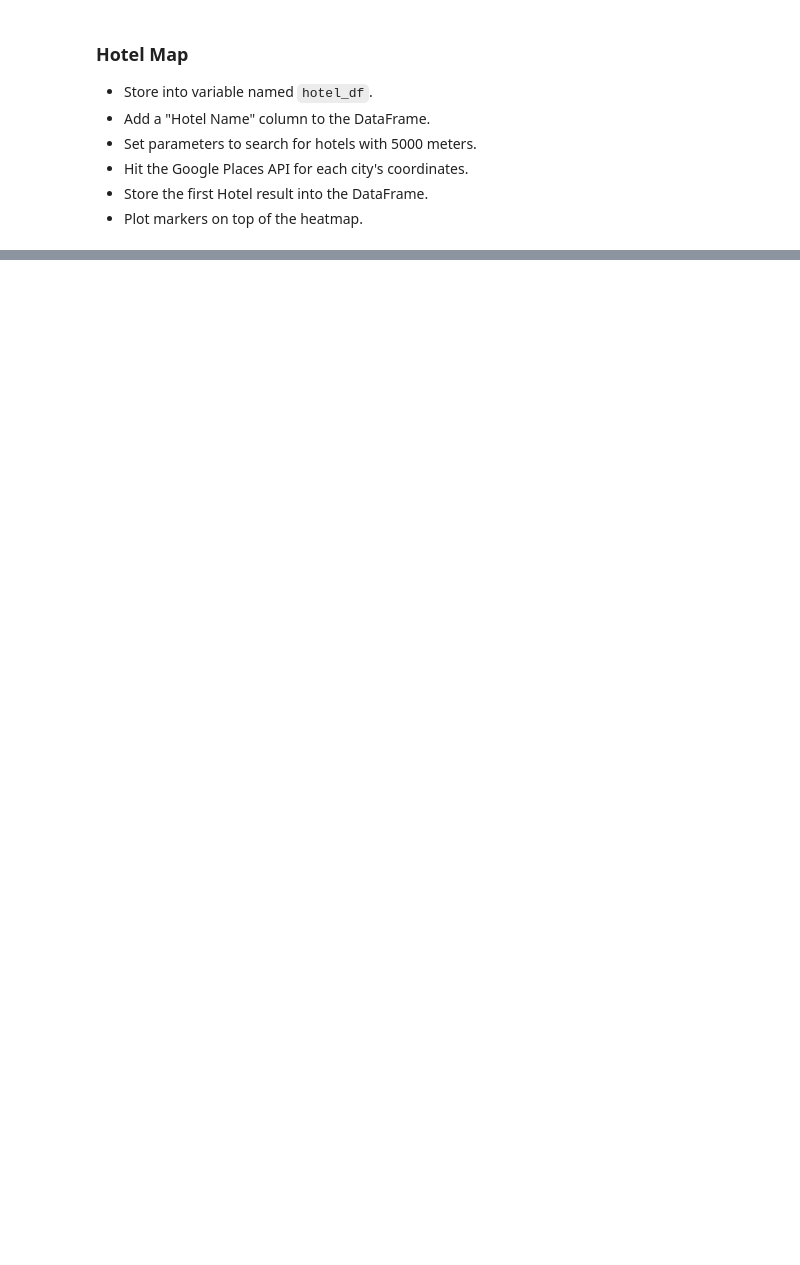
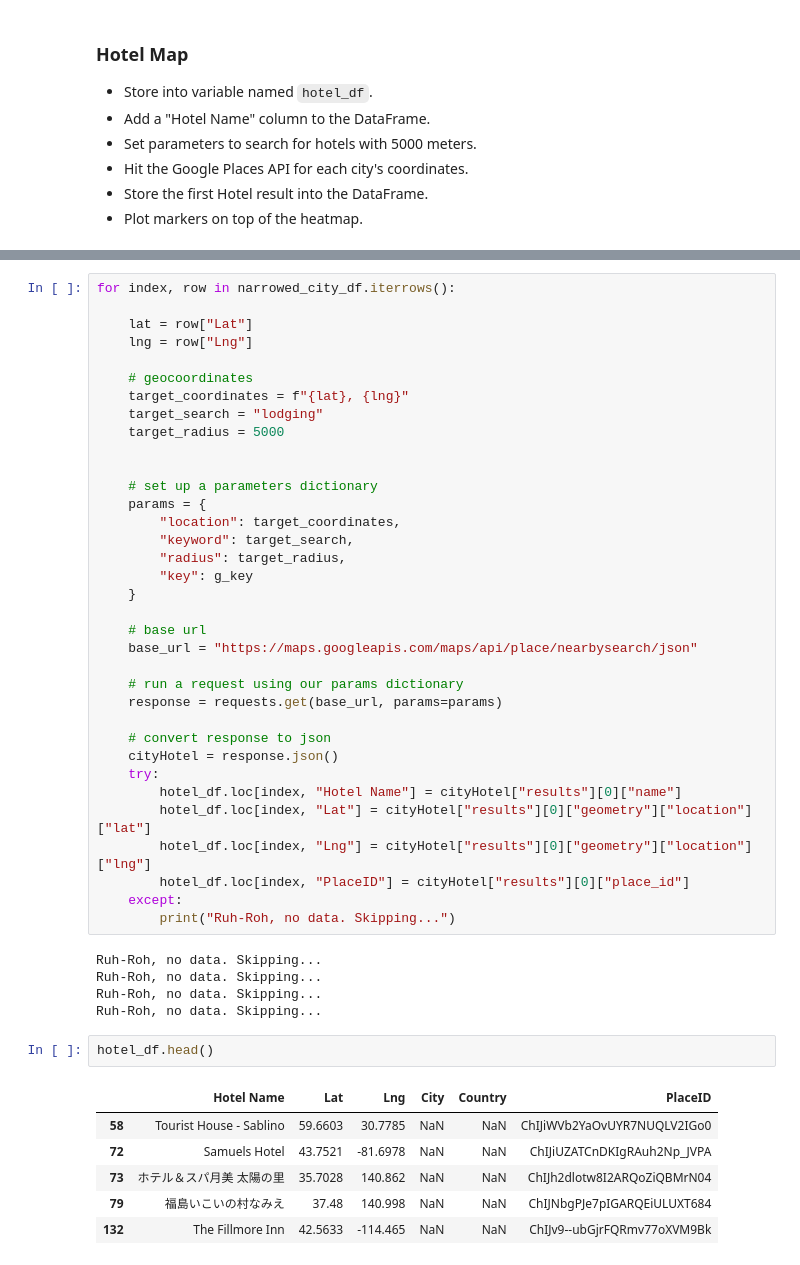
Before and after one commit to makeller234/python-api-challenge, a Jupyter notebook: VacationPy.ipynb, the cells around one changed output, grey strips where cells are left out. Saved outputs shown, nothing was run; the diff lists cells and outputs as text; blank space fills up the shorter version.

```diff
--- a/VacationPy.ipynb
+++ b/VacationPy.ipynb
@@ -83,0 +146,49 @@ idealWeatherCities
+# %%
+for index, row in narrowed_city_df.iterrows():
+
+    lat = row["Lat"]
+    lng = row["Lng"]
+
+    # geocoordinates
+    target_coordinates = f"{lat}, {lng}"
+    target_search = "lodging"
+    target_radius = 5000
+
+
+    # set up a parameters dictionary
+    params = {
+        "location": target_coordinates,
+        "keyword": target_search,
+        "radius": target_radius,
+        "key": g_key
+    }
+
+    # base url
+    base_url = "https://maps.googleapis.com/maps/api/place/nearbysearch/json"
+
+    # run a request using our params dictionary
+    response = requests.get(base_url, params=params)
+
+    # convert response to json
+    cityHotel = response.json()
+    try:
+        hotel_df.loc[index, "Hotel Name"] = cityHotel["results"][0]["name"]
+        hotel_df.loc[index, "Lat"] = cityHotel["results"][0]["geometry"]["location"]["lat"]
+        hotel_df.loc[index, "Lng"] = cityHotel["results"][0]["geometry"]["location"]["lng"]
+        hotel_df.loc[index, "PlaceID"] = cityHotel["results"][0]["place_id"]
+    except:
+        print("Ruh-Roh, no data. Skipping...")
+# %% [output]
+Ruh-Roh, no data. Skipping...
+Ruh-Roh, no data. Skipping...
+Ruh-Roh, no data. Skipping...
+Ruh-Roh, no data. Skipping...
+# %%
+hotel_df.head()
+# %% [output]
+|  | Hotel Name | Lat | Lng | City | Country | PlaceID |
+| 58 | Tourist House - Sablino | 59.6603 | 30.7785 | NaN | NaN | ChIJiWVb2YaOvUYR7NUQLV2IGo0 |
+| 72 | Samuels Hotel | 43.7521 | -81.6978 | NaN | NaN | ChIJiUZATCnDKIgRAuh2Np_JVPA |
+| 73 | ホテル＆スパ月美 太陽の里 | 35.7028 | 140.862 | NaN | NaN | ChIJh2dlotw8I2ARQoZiQBMrN04 |
+| 79 | 福島いこいの村なみえ | 37.48 | 140.998 | NaN | NaN | ChIJNbgPJe7pIGARQEiULUXT684 |
+| 132 | The Fillmore Inn | 42.5633 | -114.465 | NaN | NaN | ChIJv9--ubGjrFQRmv77oXVM9Bk |
```
Also changed, not shown: parts of 11 cells of this notebook, 6 other files.
